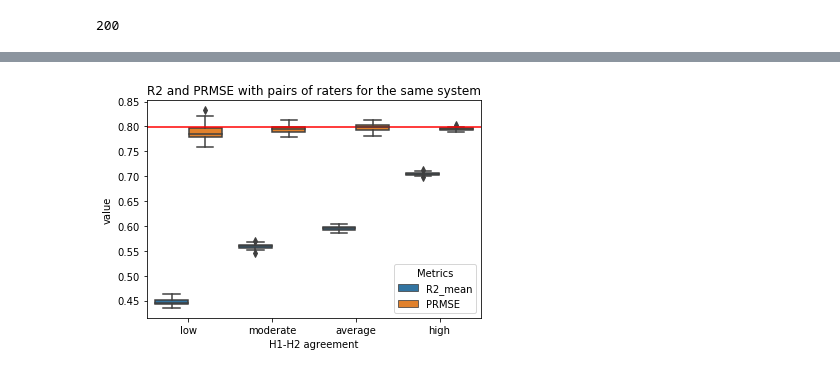
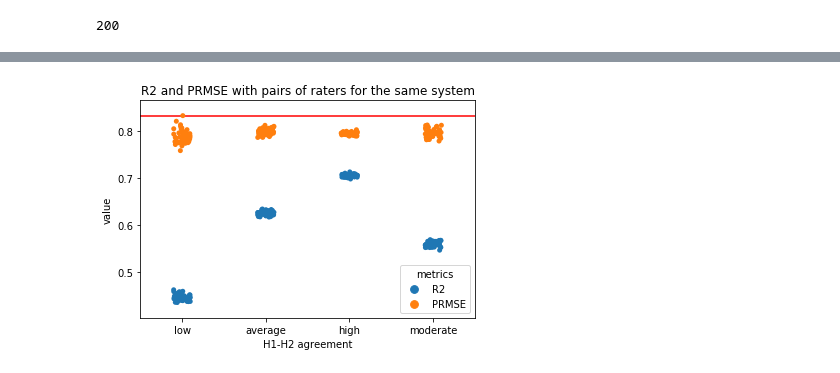
Before and after one commit to EducationalTestingService/prmse-simulations, a Jupyter notebook: notebooks/exp_1A2H.ipynb, the cells around one changed output, grey strips where cells are left out. Drawn from its saved outputs; the diff is of its cells as text; code cells hidden in the pictures.

```diff
--- a/notebooks/exp_1A2H.ipynb
+++ b/notebooks/exp_1A2H.ipynb
@@ -70,0 +92,13 @@ len(df_corr)
+# %%
+# now let's rename the metrics to something more user friendly and
+# convert the dataframe to long format
+
+rename_dict = {'corr': 'r',
+              'wtkappa': "QWK"}
+
+df_metrics_with_category = df_metrics_with_category.rename(columns=rename_dict)
+
+df_metrics = df_metrics_with_category.melt(id_vars = ['hh_corr', 'category'],
+                                           value_vars = ['QWK', 'r', 'R2', 'degradation'],
+                                           var_name='metrics',
+                                           value_name='value')
@@ -71,6 +119,12 @@ len(df_corr)
+# %%
+df_prmse = pd.DataFrame(df_long.groupby('pair').apply(lambda x: prmse_true(x['system'],
+                                                              x[['h1', 'h2']])))
+df_prmse.columns = ['value']
+df_prmse['metrics'] = 'PRMSE'
 # %%
-df_corr_with_category = pd.merge(df_corr, df_long[['pair', 'category']].drop_duplicates(),
-                                 left_index=True, right_on='pair')
-len(df_corr_with_category)
+# add rater category info
+df_prmse_with_category = pd.merge(df_prmse, df_long[['pair', 'category', 'hh_corr']].drop_duplicates(),
+                                    left_index=True, right_on='pair')
+len(df_prmse_with_category)
 # %% [output]
 200
@@ -125,0 +131,3 @@ len(df_with_h)
+# %%
+# combine this df with what we have for other metrics
+df_all_metrics = pd.concat([df_metrics, df_prmse_with_category], sort=True)
@@ -126,7 +145,12 @@ len(df_with_h)
 # %%
-ax = sns.boxplot(x='category', y='value', hue="Metrics", data=df_with_h.sort_values('value'))
+# Plot PRMSE and R2
+ax = sns.stripplot(x='category', y='value', hue="metrics",
+                  data=df_all_metrics[df_all_metrics['metrics'].isin(['R2', 'PRMSE'])])
+# we also add a line for r2 with true score
+true_r2 = r2_score(df['system'], df['true'])
 ax.axhline(true_r2, color='red')
 ax.set_title("R2 and PRMSE with pairs of raters for the same system")
 ax.set_xlabel("H1-H2 agreement");
+plt.savefig(fig_dir / 'prmse_single.png')
 # %% [output]
-[figure, old version]
+[figure, new version]
```
Also changed, not shown: parts of 28 cells of this notebook, 6 other files.
